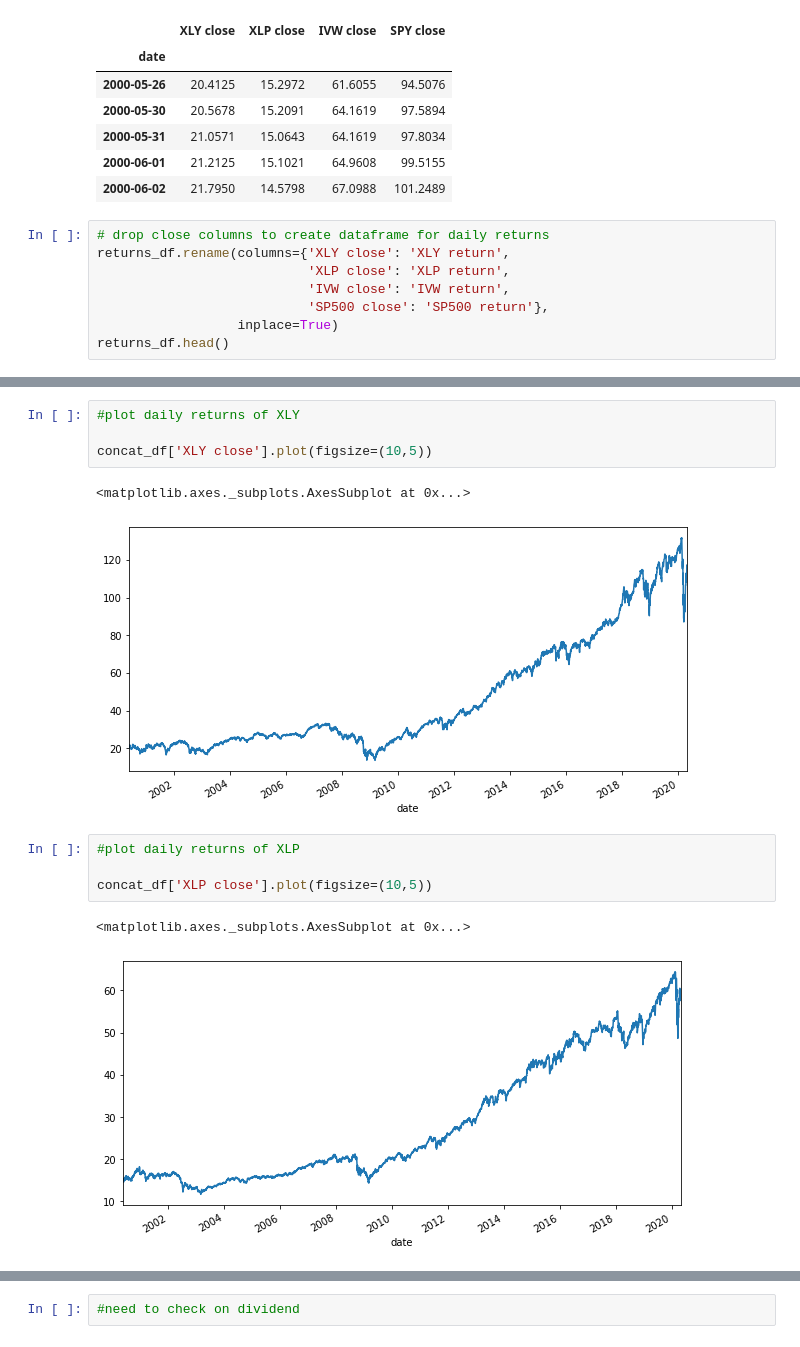
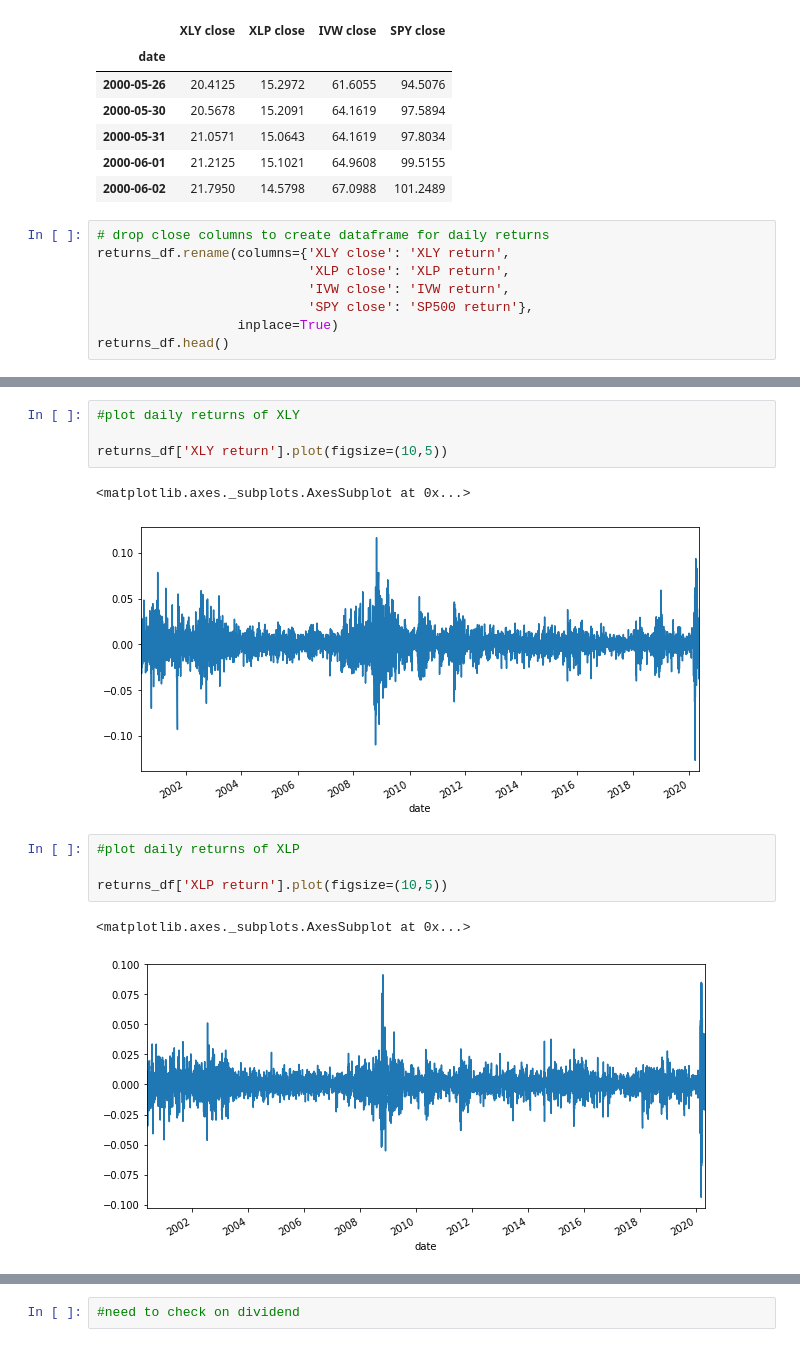
Before and after one commit to bkayratkyzy/Monte_Carlo_Simulations, a Jupyter notebook: notebooks/kelly.ipynb, the cells around one changed output, grey strips where cells are left out. Drawn from its saved outputs; the diff is of its cells as text.

```diff
--- a/notebooks/kelly.ipynb
+++ b/notebooks/kelly.ipynb
@@ -193,7 +193,7 @@ concat_df.head()
 returns_df.rename(columns={'XLY close': 'XLY return',
                            'XLP close': 'XLP return',
                            'IVW close': 'IVW return',
-                           'SP500 close': 'SP500 return'},
+                           'SPY close': 'SP500 return'},
                   inplace=True)
 returns_df.head()
 # %% [output]
@@ -271,17 +271,17 @@ concat_df.describe()
 # %%
 #plot daily returns of XLY
 
-concat_df['XLY close'].plot(figsize=(10,5))
+returns_df['XLY return'].plot(figsize=(10,5))
 # %% [output]
 <matplotlib.axes._subplots.AxesSubplot at 0x...>
-[figure, old version]
+[figure, new version]
 # %%
 #plot daily returns of XLP
 
-concat_df['XLP close'].plot(figsize=(10,5))
+returns_df['XLP return'].plot(figsize=(10,5))
 # %% [output]
 <matplotlib.axes._subplots.AxesSubplot at 0x...>
-[figure, old version]
+[figure, new version]
 # %%
 #plot daily returns of IVW
 
```
Also changed, not shown: parts of 24 cells of this notebook.
